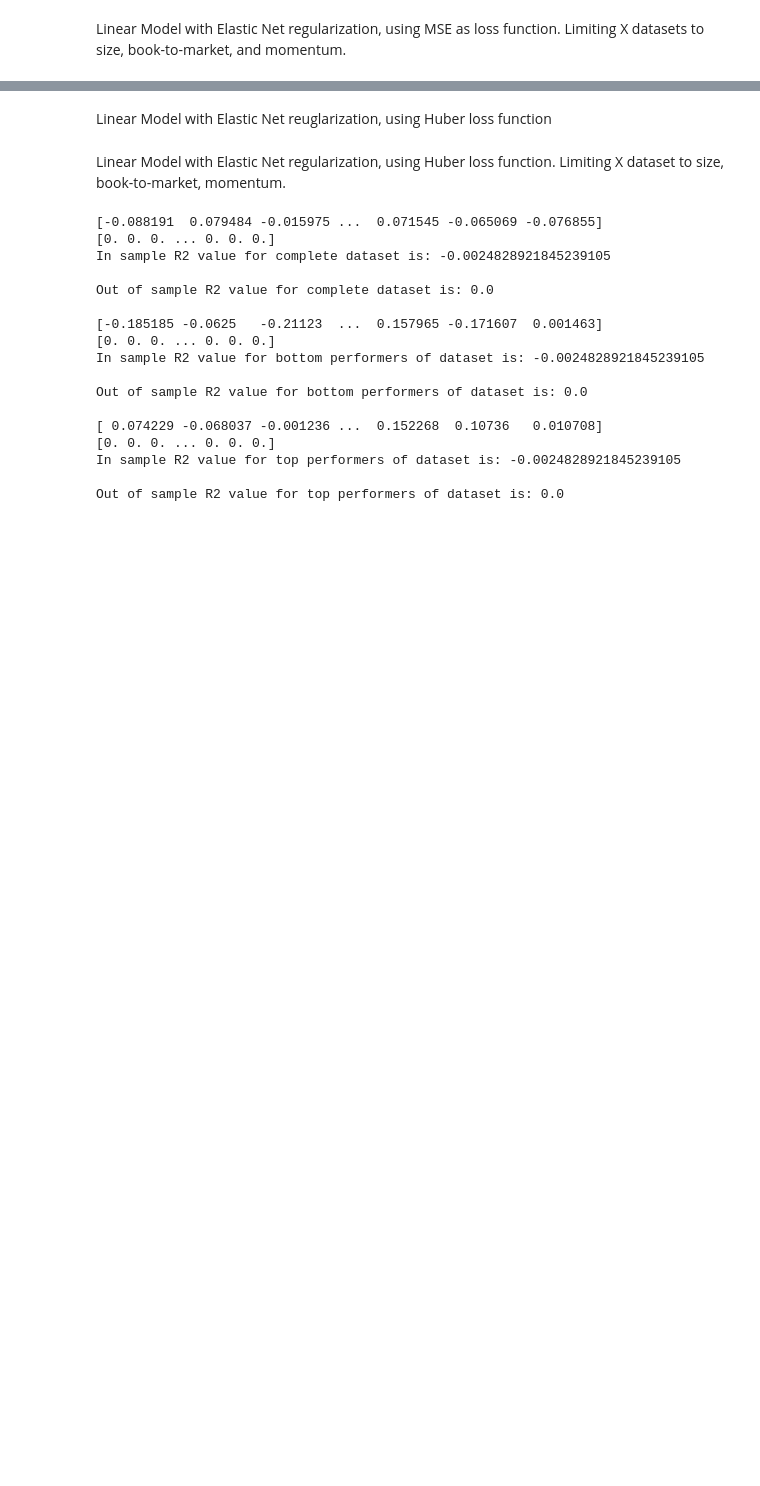
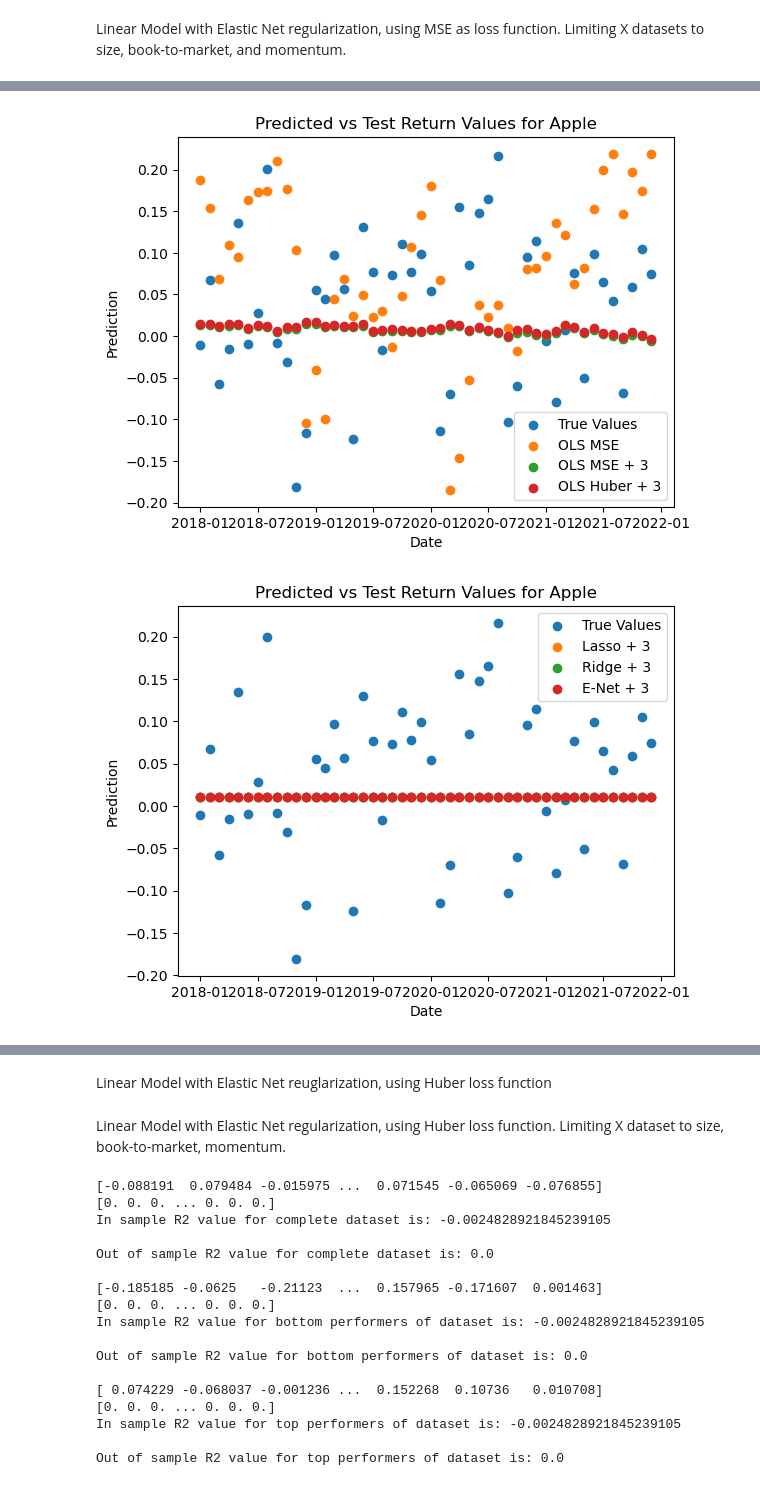
Before and after one commit to rmtenny/AML_Project, a Jupyter notebook: LinearModels2.ipynb, the cells around one changed output, grey strips where cells are left out. Saved outputs shown, nothing was run; the diff lists cells and outputs as text; code cells hidden in the pictures; blank space fills up the shorter version.

```diff
--- a/LinearModels2.ipynb
+++ b/LinearModels2.ipynb
@@ -276,16 +271,12 @@ while i<3:
     model1 = linear_model.HuberRegressor(epsilon=epsilon,max_iter=1000)
     model1.fit(X=Xtrain[i],y=Ytrain[i])
     pred1 = model1.predict(X=Xtest[i])
-    R2 = r2_score(y_true=Ytrue[i],y_pred=pred1)
     R2_OOS = R_oss(true=Ytrue[i],pred=pred1)
     if i == 0:
-        print(f'In sample R2 value for complete dataset is: {R2}\n')
         print(f'Out of sample R2 value for complete dataset is: {R2_OOS}\n')
     if i == 1:
-        print(f'In sample R2 value for bottom performers of dataset is: {R2}\n')
         print(f'Out of sample R2 value for bottom performers of dataset is: {R2_OOS}\n')
     if i == 2:
-        print(f'In sample R2 value for top performers of dataset is: {R2}\n')
         print(f'Out of sample R2 value for top performers of dataset is: {R2_OOS}\n')
         df = pd.DataFrame({'permno':test_top['permno'],'date':test_top['DATE'],'ret':test_top['RET'],'pred':pred1})
         df.to_csv('OLS_Huber.csv')
@@ -419,3 +388,5 @@ while i<3:
+# %%
+lasso_pred_3 = y_pred
 # %% [markdown]
 Linear Model with LASSO regularization, using MSE as loss function. Limiting Xtrain to size, book-to-market, and momentum
 # %%
@@ -863,10 +824,10 @@ Xval = [val[['mvel1','bm','mom1m','mom6m','mom12m','mom36m']].values,val_bottom[
 Yval = [val['RET'].values,val_bottom['RET'].values,val_top['RET'].values]
 
 alphas = 10**np.linspace(-6,6,100)
-l1_ratios = 10**np.linspace(-6,0,100)
+l1_ratios = 10**np.linspace(-6,-0.01,100)
 i=0
 while i < 3:
-    best_mse = np.inf
+    best_R2_OOS = -np.inf
     best_alpha = 0
     best_l1_ratio = 0
     for alpha in alphas:
@@ -874,9 +835,9 @@ while i < 3:
             model = ElasticNet(alpha=alpha,l1_ratio=l1_ratio,max_iter=1000)
             model.fit(X=Xtrain[i],y=Ytrain[i])
             y_predVal = model.predict(Xval[i])
-            mse = mean_squared_error(y_true=Yval[i],y_pred=y_predVal)
-            if mse < best_mse:
-                best_mse = mse
+            R2_OOS = R_oss(true=Yval[i],pred=y_predVal)
+            if R2_OOS > best_R2_OOS:
+                best_R2_OOS = R2_OOS
                 best_alpha = alpha
                 best_l1_ratio = l1_ratio
     print(f'best alpha: {best_alpha}\nbest l1_ratio: {best_l1_ratio}')
@@ -885,16 +846,14 @@ while i < 3:
     y_pred = model.predict(X=Xtest[i])
     R2_OOS = R_oss(true=Ytrue[i],pred=y_pred)
     if i == 0:
-        print(f'In sample R2 value for complete dataset is: {R2}\n')
         print(f'Out of sample R2 value for complete dataset is: {R2_OOS}\n')
     if i == 1:
-        print(f'In sample R2 value for bottom performers of dataset is: {R2}\n')
         print(f'Out of sample R2 value for bottom performers of dataset is: {R2_OOS}\n')
     if i == 2:
-        print(f'In sample R2 value for top performers of dataset is: {R2}\n')
         print(f'Out of sample R2 value for top performers of dataset is: {R2_OOS}\n')
         df = pd.DataFrame({'permno':test_top['permno'],'date':test_top['DATE'],'ret':test_top['RET'],'pred':y_pred})
         df.to_csv('OLS_ENet_3.csv')
+        enet_3_pred = y_pred
     i+=1
 # %% [output]
 best alpha: 0.07054802310718646
@@ -916 +869,60 @@ In sample R2 value for top performers of dataset is: -0.0024828921845239105
 Out of sample R2 value for top performers of dataset is: 0.01261617282813876
+# %%
+m = 0
+apple_index = []
+apple_ret = []
+apple_date = []
+OLS_MSE_pred_apple=[]
+OLS_MSE_pred_3_apple = []
+OLS_Huber_pred_3_apple = []
+lasso_3_pred_apple = []
+ridge_3_pred_apple = []
+enet_3_pred_apple = []
+for i in np.arange(len(test_top)):
+    if test_top['permno'].values[i] == 14593:
+        apple_index.append(i)
+        m+=1
+for i in apple_index:
+    apple_ret.append(test_top['RET'].values[i])
+    OLS_MSE_pred_apple.append(OLS_MSE_pred[i])
+    OLS_MSE_pred_3_apple.append(OLS_MSE_pred_3[i])
+    OLS_Huber_pred_3_apple.append(OLS_Huber_pred_3[i])
+    lasso_3_pred_apple.append(lasso_pred_3[i])
+    ridge_3_pred_apple.append(ridge_3_pred[i])
+    enet_3_pred_apple.append(enet_3_pred[i])
+    apple_date.append(test_top['DATE'].values[i])
+
+apple_ret=np.array(apple_ret).reshape(len(apple_ret),1)
+OLS_MSE_pred_apple=np.array(OLS_MSE_pred_apple).reshape(len(OLS_MSE_pred_apple),1)
+OLS_MSE_pred_3_apple=np.array(OLS_MSE_pred_3_apple).reshape(len(OLS_MSE_pred_3_apple),1)
+OLS_Huber_pred_3_apple=np.array(OLS_Huber_pred_3_apple).reshape(len(OLS_Huber_pred_3_apple),1)
+lasso_3_pred_apple=np.array(lasso_3_pred_apple).reshape(len(lasso_3_pred_apple),1)
+ridge_3_pred_apple=np.array(ridge_3_pred_apple).reshape(len(ridge_3_pred_apple),1)
+enet_3_pred_apple=np.array(enet_3_pred_apple).reshape(len(enet_3_pred_apple),1)
+apple_date=np.array(apple_date).reshape(len(apple_date),1)
+
+apple_date = pd.to_datetime(apple_date.flatten().astype(str), format='%Y%m')
+
+plt.scatter(apple_date,apple_ret,label='True Values')
+plt.scatter(apple_date,OLS_MSE_pred_apple,label='OLS MSE')
+plt.scatter(apple_date,OLS_MSE_pred_3_apple,label='OLS MSE + 3')
+plt.scatter(apple_date,OLS_Huber_pred_3_apple,label='OLS Huber + 3')
+plt.legend()
+plt.xlabel('Date')
+plt.ylabel('Prediction')
+plt.title('Predicted vs Test Return Values for Apple')
+plt.savefig('plot.png')
+
+plt.figure()
+plt.scatter(apple_date,apple_ret,label='True Values')
+plt.scatter(apple_date,lasso_3_pred_apple,label='Lasso + 3')
+plt.scatter(apple_date,ridge_3_pred_apple,label='Ridge + 3')
+plt.scatter(apple_date,enet_3_pred_apple,label='E-Net + 3')
+plt.legend()
+plt.xlabel('Date')
+plt.ylabel('Prediction')
+plt.title('Predicted vs Test Return Values for Apple')
+plt.savefig('plot1.png')
+# %% [output]
+[figure, added]
+[figure, added]
```
Also changed, not shown: parts of 21 cells of this notebook.
